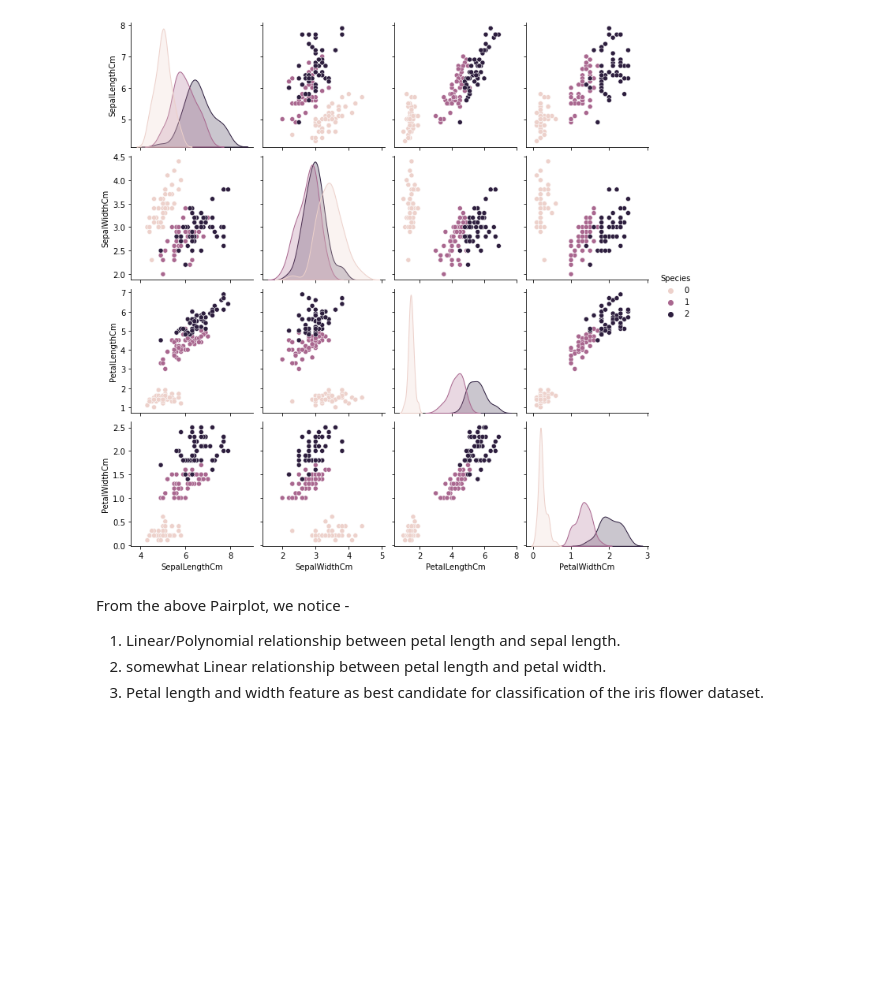
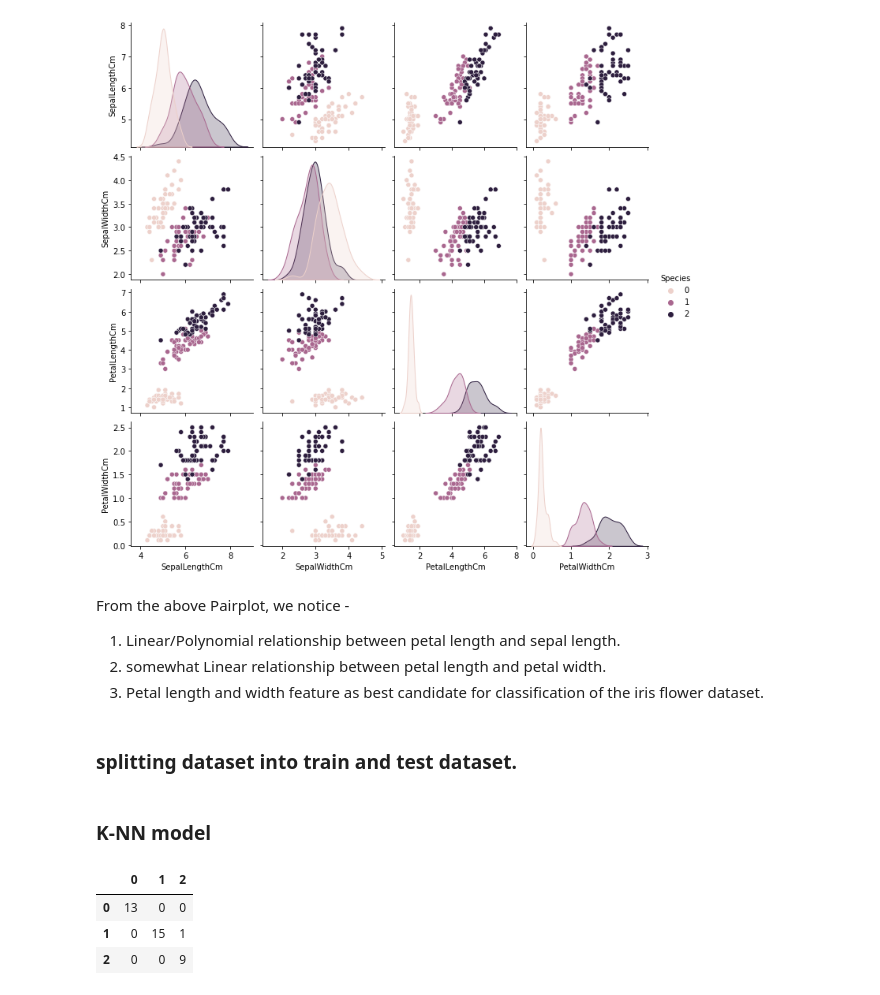
Before and after one commit to shashi1752/IRIS_DataAnalysis, a Jupyter notebook: Iris_DataAnalysis.ipynb, the cells around one changed output. Drawn from its saved outputs; the diff is of its cells as text; code cells hidden in the pictures; blank space fills up the shorter version.

Commit message:
adding various classifier model into projects

```diff
--- a/Iris_DataAnalysis.ipynb
+++ b/Iris_DataAnalysis.ipynb
@@ -118,3 +119,38 @@ From the above Pairplot, we notice -
 # %%
 # Saving iris Dataframe into local storage.
 irisdf.to_csv('IrisData.csv')
+# %% [markdown]
+### splitting dataset into train and test dataset.
+# %%
+X=irisdf[['SepalLengthCm','SepalWidthCm','PetalLengthCm','PetalWidthCm']]
+y=irisdf['Species']
+
+X_train, X_test, y_train, y_test = train_test_split(X, y, random_state=0)
+# %% [markdown]
+### K-NN model
+# %%
+# Feature Scaling
+from sklearn.preprocessing import StandardScaler
+sc = StandardScaler()
+X_train = sc.fit_transform(X_train)
+X_test = sc.transform(X_test)
+
+
+# Fitting K-NN to the Training set.
+from sklearn.neighbors import KNeighborsClassifier
+classifier=KNeighborsClassifier(n_neighbors=5, p=3,metric='minkowski')
+classifier.fit(X_train, y_train)
+
+
+# Predicting the Test set results
+y_pred_knn = classifier.predict(X_test)
+
+# Making the Confusion Matrix
+from sklearn.metrics import confusion_matrix
+cm = confusion_matrix(y_test, y_pred_knn)
+pd.DataFrame(cm)
+# %% [output]
+|  | 0 | 1 | 2 |
+| 0 | 13 | 0 | 0 |
+| 1 | 0 | 15 | 1 |
+| 2 | 0 | 0 | 9 |
```
Also changed, not shown: parts of 9 cells of this notebook.
